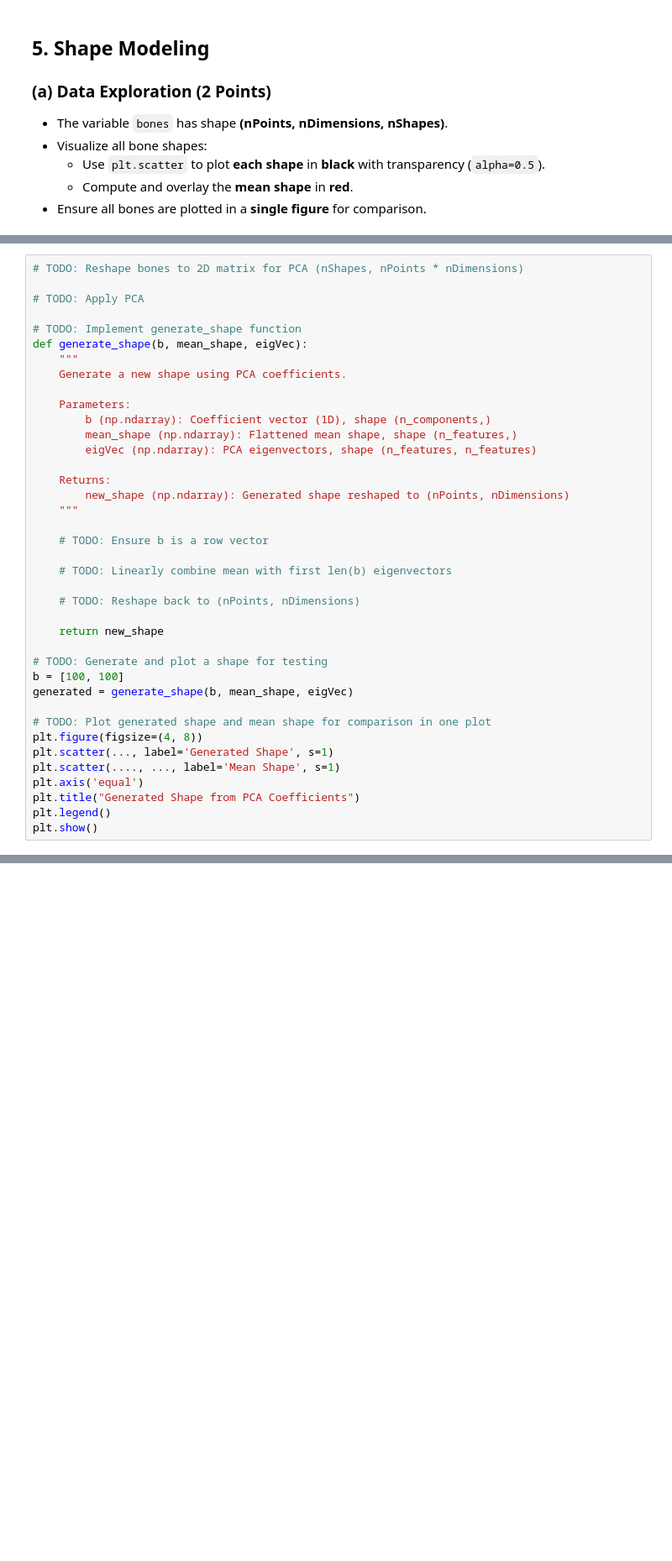
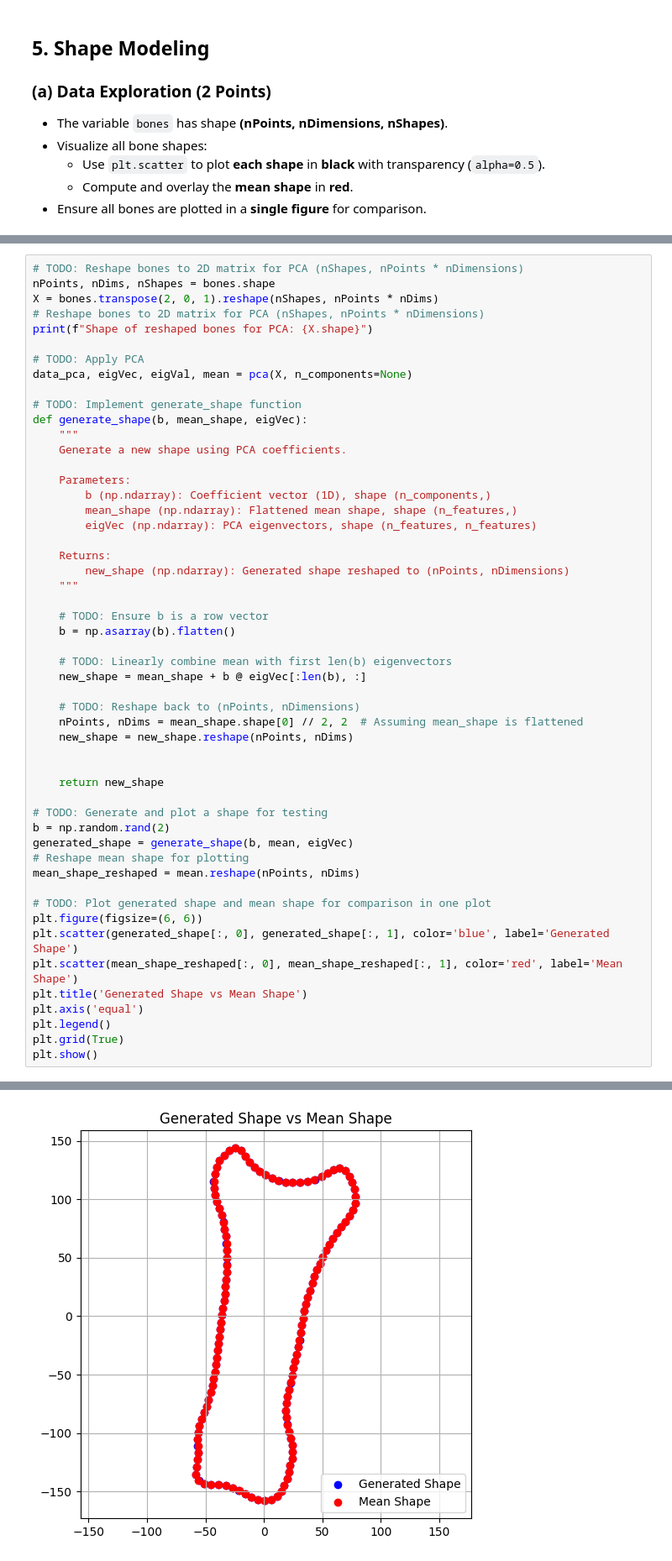
Before and after one commit to nikoczernin/MedicalAnalysis1, a Jupyter notebook: assignment1/notebook.ipynb, the cells around one changed output, grey strips where cells are left out. Shown at 84% size. Saved outputs shown, nothing was run; the diff lists cells and outputs as text; blank space fills up the shorter version.

```diff
--- a/assignment1/notebook.ipynb
+++ b/assignment1/notebook.ipynb
@@ -457,7 +497,12 @@ fig = plt.figure(figsize=(4, 8))
 # %%
 # TODO: Reshape bones to 2D matrix for PCA (nShapes, nPoints * nDimensions)
+nPoints, nDims, nShapes = bones.shape
+X = bones.transpose(2, 0, 1).reshape(nShapes, nPoints * nDims)
+# Reshape bones to 2D matrix for PCA (nShapes, nPoints * nDimensions)
+print(f"Shape of reshaped bones for PCA: {X.shape}")
 
 # TODO: Apply PCA
+data_pca, eigVec, eigVal, mean = pca(X, n_components=None)
 
 # TODO: Implement generate_shape function
 def generate_shape(b, mean_shape, eigVec):
@@ -474,23 +519,31 @@ def generate_shape(b, mean_shape, eigVec):
     """
 
     # TODO: Ensure b is a row vector
+    b = np.asarray(b).flatten()
 
     # TODO: Linearly combine mean with first len(b) eigenvectors
+    new_shape = mean_shape + b @ eigVec[:len(b), :]
 
     # TODO: Reshape back to (nPoints, nDimensions)
+    nPoints, nDims = mean_shape.shape[0] // 2, 2  # Assuming mean_shape is flattened
+    new_shape = new_shape.reshape(nPoints, nDims)
+
 
     return new_shape
 
 # TODO: Generate and plot a shape for testing
-b = [100, 100]
-generated = generate_shape(b, mean_shape, eigVec)
+b = np.random.rand(2)
+generated_shape = generate_shape(b, mean, eigVec)
+# Reshape mean shape for plotting
+mean_shape_reshaped = mean.reshape(nPoints, nDims)
 
 # TODO: Plot generated shape and mean shape for comparison in one plot
-plt.figure(figsize=(4, 8))
-plt.scatter(..., label='Generated Shape', s=1)
-plt.scatter(...., ..., label='Mean Shape', s=1)
+plt.figure(figsize=(6, 6))
+plt.scatter(generated_shape[:, 0], generated_shape[:, 1], color='blue', label='Generated Shape')
+plt.scatter(mean_shape_reshaped[:, 0], mean_shape_reshaped[:, 1], color='red', label='Mean Shape')
+plt.title('Generated Shape vs Mean Shape')
 plt.axis('equal')
-plt.title("Generated Shape from PCA Coefficients")
 plt.legend()
+plt.grid(True)
 plt.show()
 # %% [output]
@@ -498,3 +551,4 @@ SyntaxError: invalid syntax (3742276434.py, line 34)
+[figure, added]
 # %% [markdown]
 ### Visualize Variation Along a Single PCA Mode (4 Points)
 
```
Also changed, not shown: parts of 4 cells of this notebook, 1 other file.
